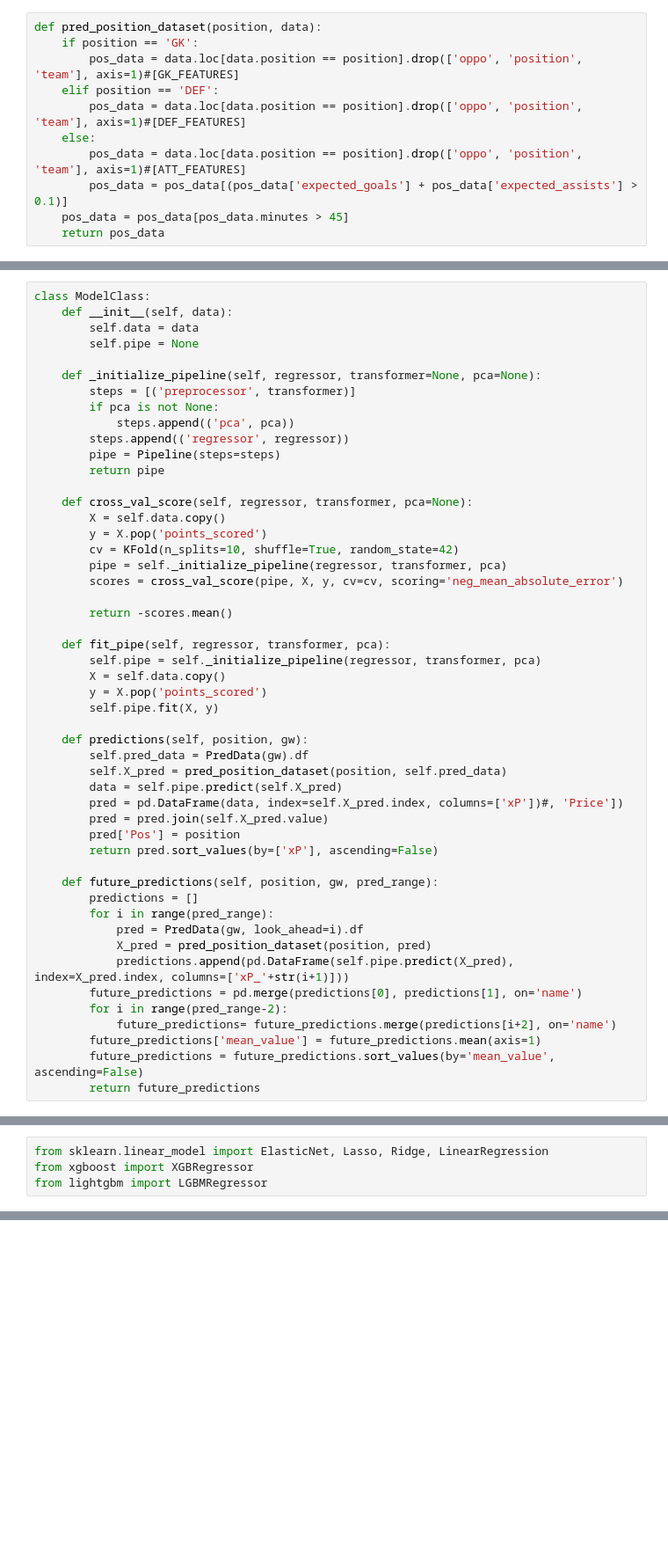
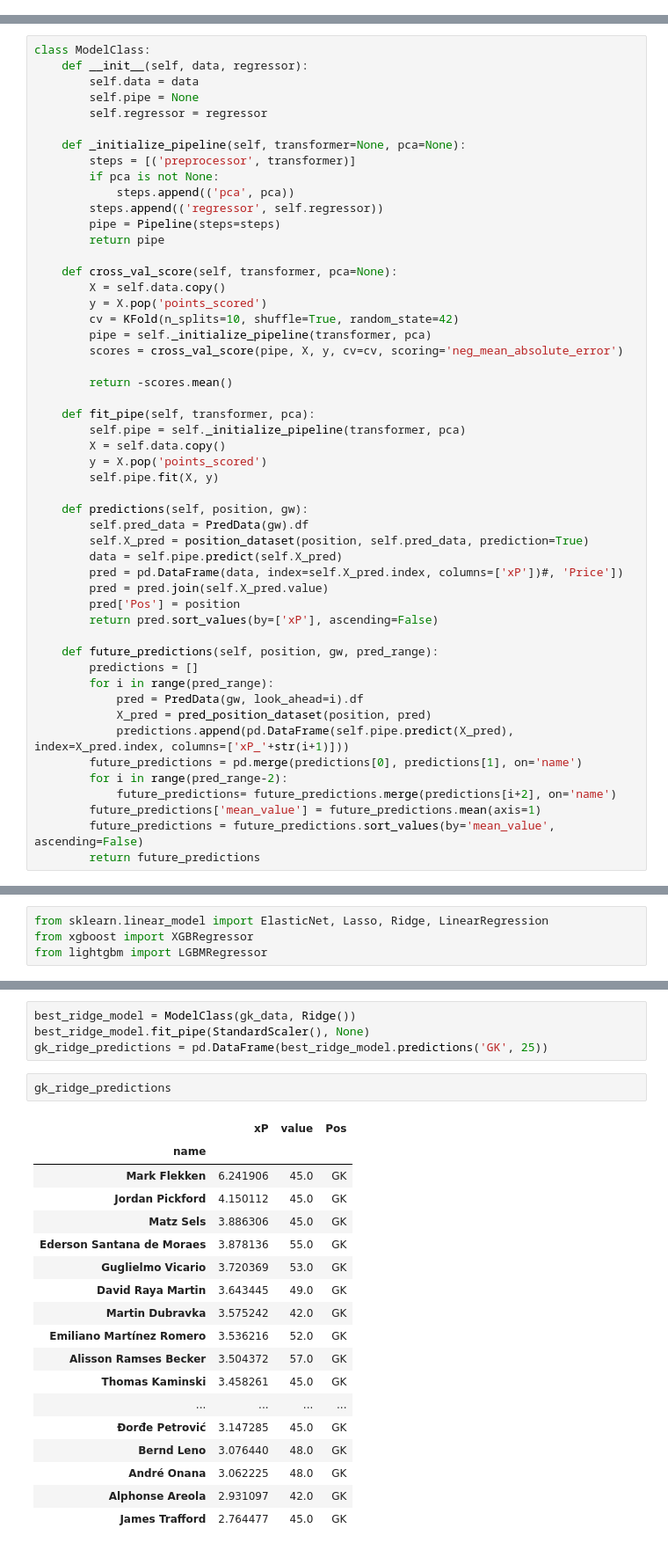
Before and after one commit to ofraley24/FPL, a Jupyter notebook: xfantasy.ipynb, the cells around one changed output, grey strips where cells are left out. Shown: that part at 88% size. Saved outputs shown, nothing was run; the diff lists cells and outputs as text; blank space fills up the shorter version.

```diff
--- a/xfantasy.ipynb
+++ b/xfantasy.ipynb
@@ -242,12 +319 @@ class MyPCA(BaseEstimator, TransformerMixin):
-# %%
-def pred_position_dataset(position, data):
-    if position == 'GK':
-        pos_data = data.loc[data.position == position].drop(['oppo', 'position', 'team'], axis=1)#[GK_FEATURES]
-    elif position == 'DEF':
-        pos_data = data.loc[data.position == position].drop(['oppo', 'position', 'team'], axis=1)#[DEF_FEATURES]
-    else:
-        pos_data = data.loc[data.position == position].drop(['oppo', 'position', 'team'], axis=1)#[ATT_FEATURES]
-        pos_data = pos_data[(pos_data['expected_goals'] + pos_data['expected_assists'] > 0.1)]
-    pos_data = pos_data[pos_data.minutes > 45]
-    return pos_data
 # %% [markdown]
@@ -265,36 +331,37 @@ from sklearn.model_selection import cross_val_score
 from sklearn.model_selection import KFold
 # %%
 class ModelClass:
-    def __init__(self, data):
+    def __init__(self, data, regressor):
         self.data = data
         self.pipe = None
+        self.regressor = regressor
 
-    def _initialize_pipeline(self, regressor, transformer=None, pca=None):
+    def _initialize_pipeline(self, transformer=None, pca=None):
         steps = [('preprocessor', transformer)]
         if pca is not None:
             steps.append(('pca', pca))
-        steps.append(('regressor', regressor))
+        steps.append(('regressor', self.regressor))
         pipe = Pipeline(steps=steps)
         return pipe
 
-    def cross_val_score(self, regressor, transformer, pca=None):
+    def cross_val_score(self, transformer, pca=None):
         X = self.data.copy()
         y = X.pop('points_scored')
         cv = KFold(n_splits=10, shuffle=True, random_state=42)
-        pipe = self._initialize_pipeline(regressor, transformer, pca)
+        pipe = self._initialize_pipeline(transformer, pca)
         scores = cross_val_score(pipe, X, y, cv=cv, scoring='neg_mean_absolute_error')
 
         return -scores.mean()
 
-    def fit_pipe(self, regressor, transformer, pca):
-        self.pipe = self._initialize_pipeline(regressor, transformer, pca)
+    def fit_pipe(self, transformer, pca):
+        self.pipe = self._initialize_pipeline(transformer, pca)
         X = self.data.copy()
         y = X.pop('points_scored')
         self.pipe.fit(X, y)
 
     def predictions(self, position, gw):
         self.pred_data = PredData(gw).df
-        self.X_pred = pred_position_dataset(position, self.pred_data)
+        self.X_pred = position_dataset(position, self.pred_data, prediction=True)
         data = self.pipe.predict(self.X_pred)
         pred = pd.DataFrame(data, index=self.X_pred.index, columns=['xP'])#, 'Price'])
         pred = pred.join(self.X_pred.value)
@@ -392,0 +631,25 @@ plt.show()
+# %%
+best_ridge_model = ModelClass(gk_data, Ridge())
+best_ridge_model.fit_pipe(StandardScaler(), None)
+gk_ridge_predictions = pd.DataFrame(best_ridge_model.predictions('GK', 25))
+# %%
+gk_ridge_predictions
+# %% [output]
+|  | xP | value | Pos |
+| name |  |  |  |
+| Mark Flekken | 6.241906 | 45.0 | GK |
+| Jordan Pickford | 4.150112 | 45.0 | GK |
+| Matz Sels | 3.886306 | 45.0 | GK |
+| Ederson Santana de Moraes | 3.878136 | 55.0 | GK |
+| Guglielmo Vicario | 3.720369 | 53.0 | GK |
+| David Raya Martin | 3.643445 | 49.0 | GK |
+| Martin Dubravka | 3.575242 | 42.0 | GK |
+| Emiliano Martínez Romero | 3.536216 | 52.0 | GK |
+| Alisson Ramses Becker | 3.504372 | 57.0 | GK |
+| Thomas Kaminski | 3.458261 | 45.0 | GK |
+| ... | ... | ... | ... |
+| Đorđe Petrović | 3.147285 | 45.0 | GK |
+| Bernd Leno | 3.076440 | 48.0 | GK |
+| André Onana | 3.062225 | 48.0 | GK |
+| Alphonse Areola | 2.931097 | 42.0 | GK |
+| James Trafford | 2.764477 | 45.0 | GK |
```
Also changed, not shown: parts of 78 cells of this notebook.
